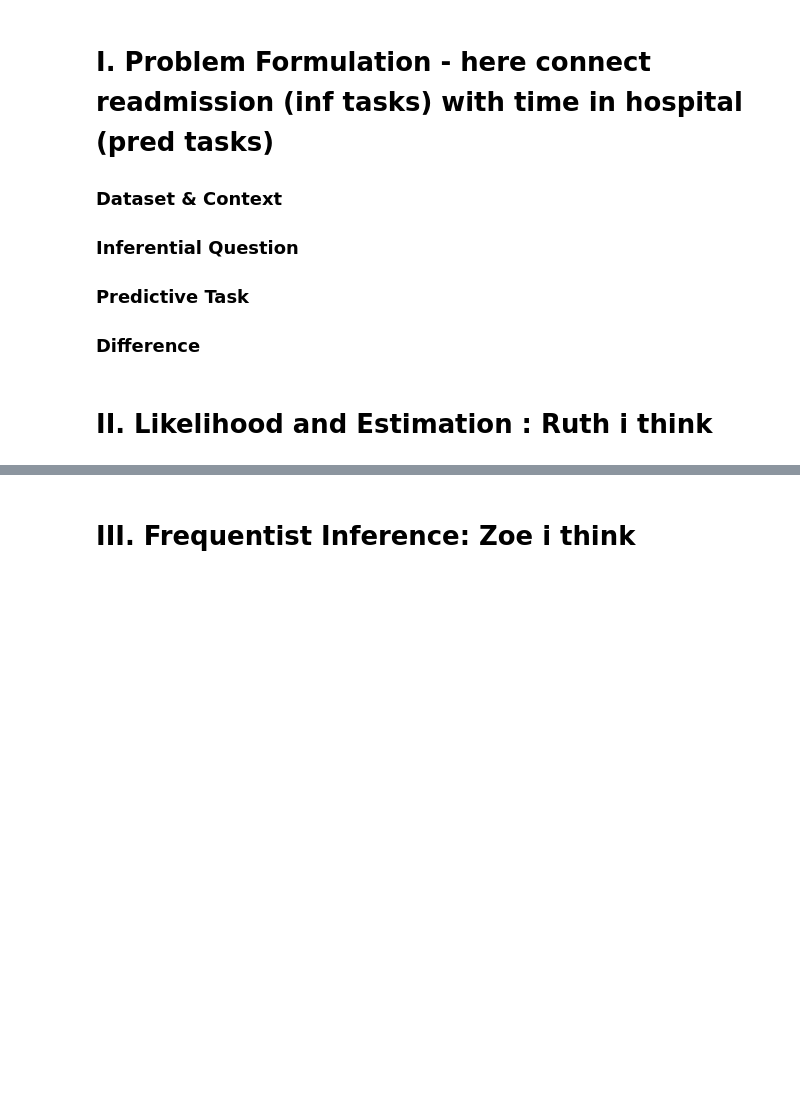
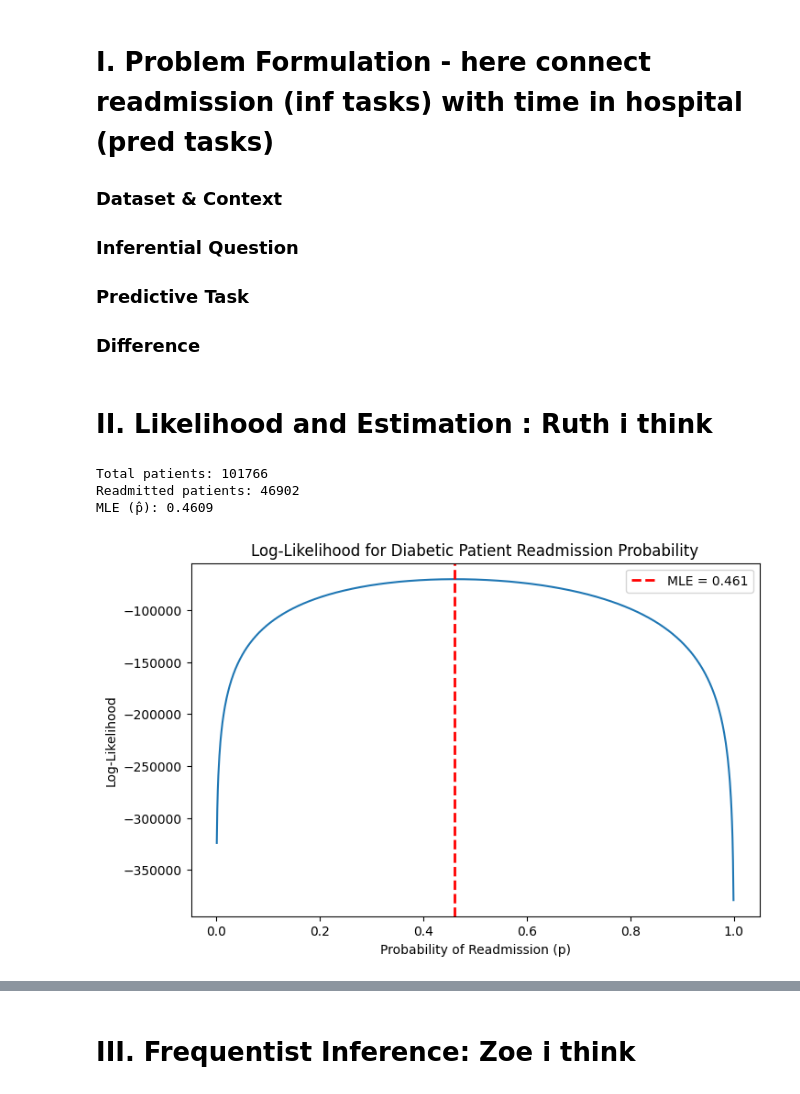
Before and after one commit to AidanMayhue/ip_final, a Jupyter notebook: final_pipeline.ipynb, the cells around one changed output, grey strips where cells are left out. Drawn from its saved outputs; the diff is of its cells as text; code cells hidden in the pictures; blank space fills up the shorter version.

```diff
--- a/final_pipeline.ipynb
+++ b/final_pipeline.ipynb
@@ -57,3 +57,44 @@ Name: count, dtype: int64
 ### Difference
 # %% [markdown]
 # II. Likelihood and Estimation : Ruth i think
+# %%
+# Load data
+data = pd.read_csv("data/finaldiabetes.csv")
+
+# Ensure binary column exists
+if "readmitted_binary" not in data.columns:
+    data["readmitted_binary"] = np.where(data["readmitted"] == "NO", 0, 1)
+
+# Data setup
+y = data["readmitted_binary"]
+n = len(y)
+x = y.sum()
+
+# MLE
+p_hat = x / n
+
+# Results
+print("Total patients:", n)
+print("Readmitted patients:", x)
+print("MLE (p̂):", round(p_hat, 4))
+
+# Likelihood values
+p_values = np.linspace(0.001, 0.999, 1000)
+log_likelihood = x * np.log(p_values) + (n - x) * np.log(1 - p_values)
+
+# Plot
+plt.figure(figsize=(8, 5))
+plt.plot(p_values, log_likelihood)
+plt.axvline(p_hat, linestyle="--", color="red", linewidth=2, label=f"MLE = {p_hat:.3f}")
+plt.xlabel("Probability of Readmission (p)")
+plt.ylabel("Log-Likelihood")
+plt.title("Log-Likelihood for Diabetic Patient Readmission Probability")
+plt.legend()
+
+plt.savefig("likelihood_plot.png")
+plt.show()
+# %% [output]
+Total patients: 101766
+Readmitted patients: 46902
+MLE (p̂): 0.4609
+[figure, added]
```
Also changed, not shown: parts of 1 cell of this notebook, 1 other file.
